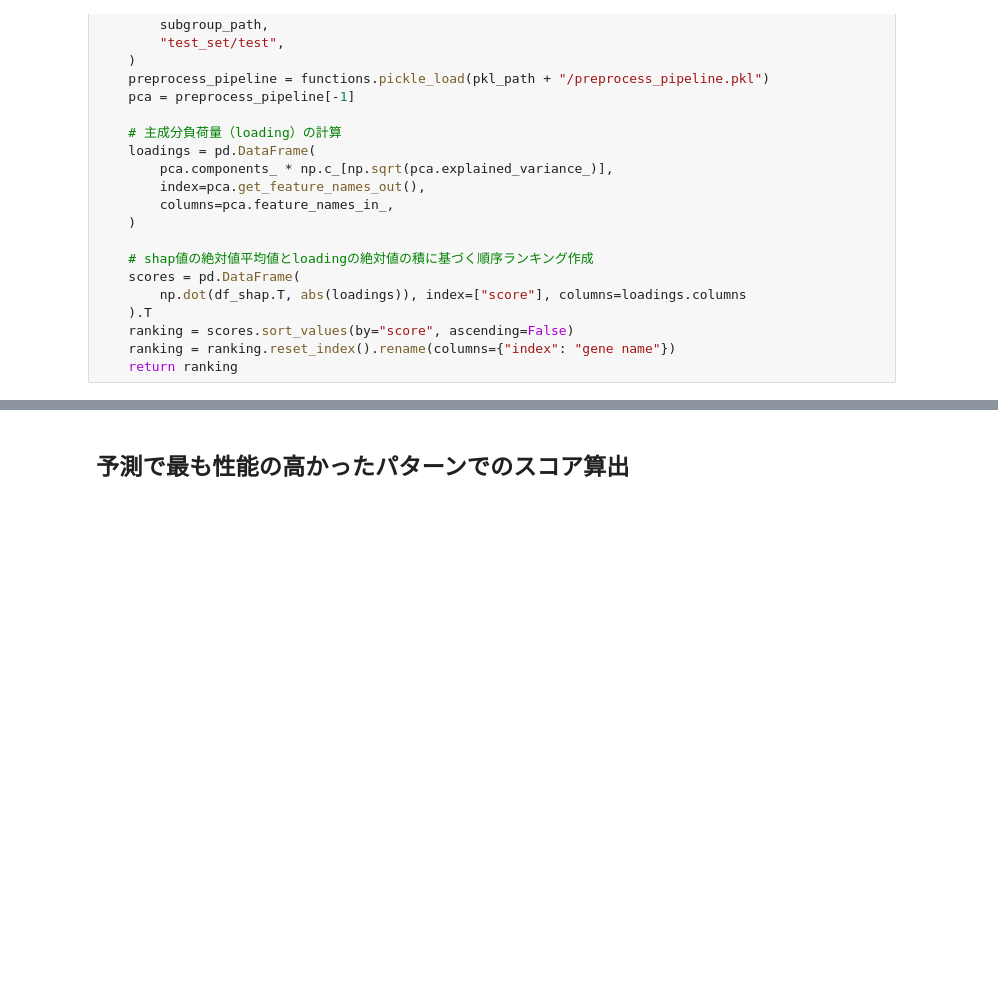
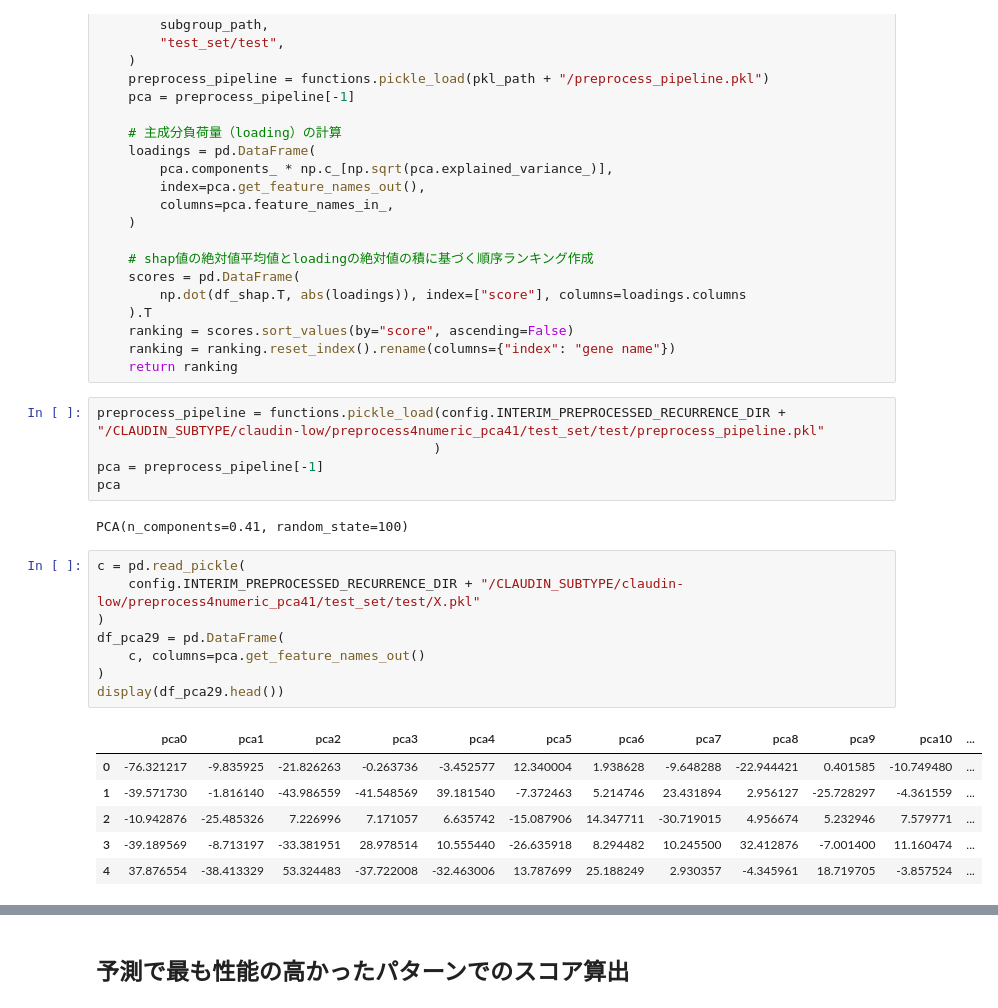
Before and after one commit to uga7643/breast_cancer_analytics, a Jupyter notebook: notebooks/5-explain_models_RFS (numeric)-Copy1.ipynb, the cells around one changed output, grey strips where cells are left out. Saved outputs shown, nothing was run; the diff lists cells and outputs as text; blank space fills up the shorter version.

```diff
--- a/notebooks/5-explain_models_RFS (numeric)-Copy1.ipynb
+++ b/notebooks/5-explain_models_RFS (numeric)-Copy1.ipynb
@@ -201,3 +201,25 @@ def calc_score(
     ranking = scores.sort_values(by="score", ascending=False)
     ranking = ranking.reset_index().rename(columns={"index": "gene name"})
     return ranking
+# %%
+preprocess_pipeline = functions.pickle_load(config.INTERIM_PREPROCESSED_RECURRENCE_DIR + "/CLAUDIN_SUBTYPE/claudin-low/preprocess4numeric_pca41/test_set/test/preprocess_pipeline.pkl"
+                                           )
+pca = preprocess_pipeline[-1]
+pca
+# %% [output]
+PCA(n_components=0.41, random_state=100)
+# %%
+c = pd.read_pickle(
+    config.INTERIM_PREPROCESSED_RECURRENCE_DIR + "/CLAUDIN_SUBTYPE/claudin-low/preprocess4numeric_pca41/test_set/test/X.pkl"
+)
+df_pca29 = pd.DataFrame(
+    c, columns=pca.get_feature_names_out()
+)
+display(df_pca29.head())
+# %% [output]
+|  | pca0 | pca1 | pca2 | pca3 | pca4 | pca5 | pca6 | pca7 | pca8 | pca9 | pca10 | ... |
+| 0 | -76.321217 | -9.835925 | -21.826263 | -0.263736 | -3.452577 | 12.340004 | 1.938628 | -9.648288 | -22.944421 | 0.401585 | -10.749480 | ... |
+| 1 | -39.571730 | -1.816140 | -43.986559 | -41.548569 | 39.181540 | -7.372463 | 5.214746 | 23.431894 | 2.956127 | -25.728297 | -4.361559 | ... |
+| 2 | -10.942876 | -25.485326 | 7.226996 | 7.171057 | 6.635742 | -15.087906 | 14.347711 | -30.719015 | 4.956674 | 5.232946 | 7.579771 | ... |
+| 3 | -39.189569 | -8.713197 | -33.381951 | 28.978514 | 10.555440 | -26.635918 | 8.294482 | 10.245500 | 32.412876 | -7.001400 | 11.160474 | ... |
+| 4 | 37.876554 | -38.413329 | 53.324483 | -37.722008 | -32.463006 | 13.787699 | 25.188249 | 2.930357 | -4.345961 | 18.719705 | -3.857524 | ... |
```
Also changed, not shown: parts of 3 cells of this notebook, 3 other files.
